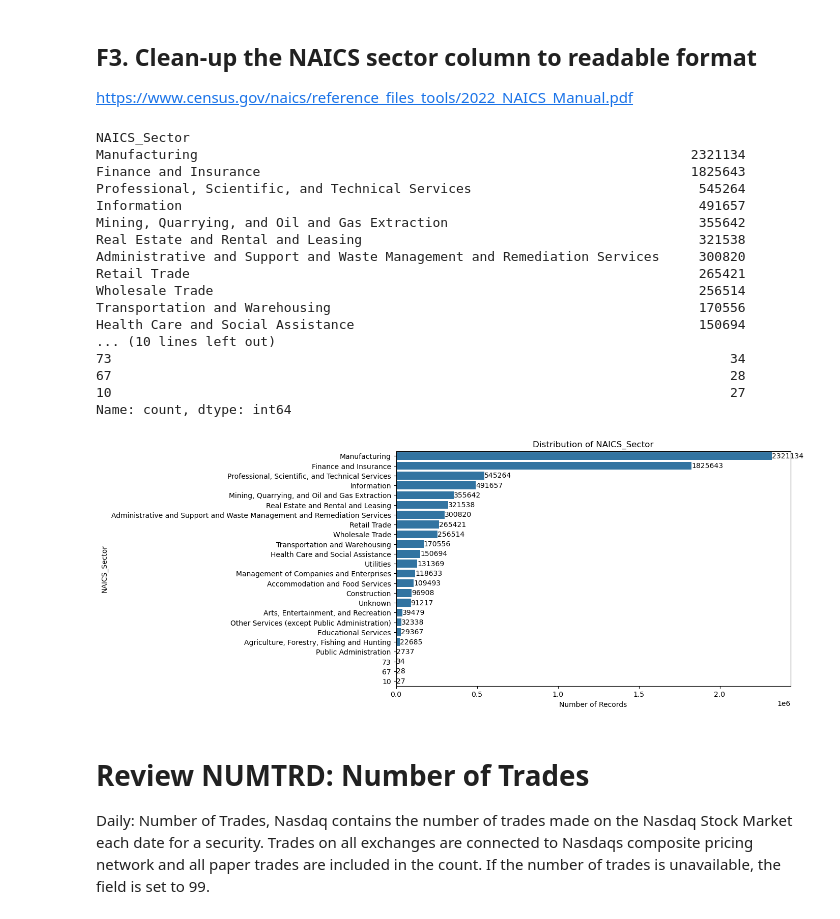
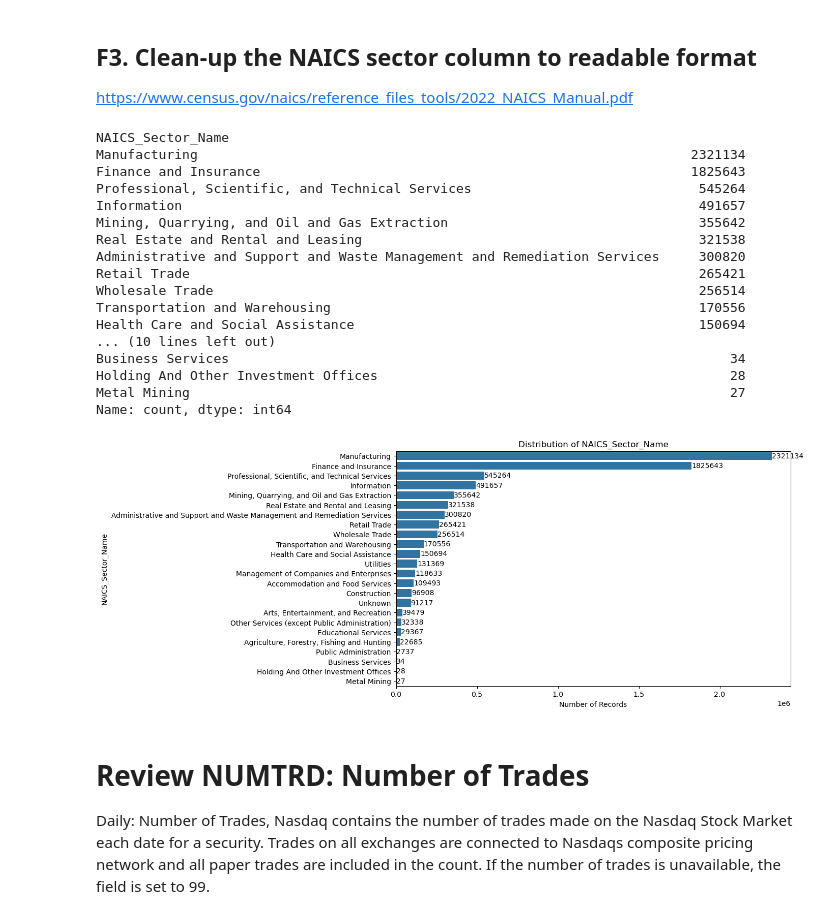
Before and after one commit to Shuo-Wang-UCBerkeley/VIP, a Jupyter notebook: src/rachel/clean_crsp_stage1.ipynb, the cells around one changed output. Drawn from its saved outputs; the diff is of its cells as text; code cells hidden in the pictures.

Commit message:
update data cleaning

```diff
--- a/src/rachel/clean_crsp_stage1.ipynb
+++ b/src/rachel/clean_crsp_stage1.ipynb
@@ -276,7 +276,7 @@ crsp_df["EXCHCD"] = pd.to_numeric(crsp_df["EXCHCD"], errors="coerce").fillna(0).
 ## C2. Remove all records where EXCHCD < 0 (Halted, Suspended, or Not Trading)
 # %%
 og_len = len(crsp_df)
-crsp_df = crsp_df[crsp_df["EXCHCD"] > 0]
+crsp_df = crsp_df[crsp_df["EXCHCD"] > 0].reset_index(drop=True)
 new_len = len(crsp_df)
 print("num_records_removed: ", og_len - new_len)
 print("num_records_kept: ", new_len)
@@ -307,7 +307,7 @@ crsp_df["TRDSTAT"] = crsp_df["TRDSTAT"].fillna("X")
 ## E2. Keep only records where TRDSTAT == A (Active trading status)
 # %%
 og_len = len(crsp_df)
-crsp_df = crsp_df[crsp_df["TRDSTAT"] == "A"]
+crsp_df = crsp_df[crsp_df["TRDSTAT"] == "A"].reset_index(drop=True)
 new_len = len(crsp_df)
 print("num_records_removed: ", og_len - new_len)
 print("num_records_kept: ", new_len)
@@ -326,7 +326,7 @@ crsp_df["SECSTAT"] = crsp_df["SECSTAT"].fillna("X")
 ## E2. Keep only records where SECSTAT == R (Regular Way)
 # %%
 og_len = len(crsp_df)
-crsp_df = crsp_df[crsp_df["SECSTAT"] == "R"]
+crsp_df = crsp_df[crsp_df["SECSTAT"] == "R"].reset_index(drop=True)
 new_len = len(crsp_df)
 print("num_records_removed: ", og_len - new_len)
 print("num_records_kept: ", new_len)
@@ -410,6 +410,7 @@ Name: count, Length: 522, dtype: int64
 https://www.census.gov/naics/reference_files_tools/2022_NAICS_Manual.pdf
 # %%
 sector_dict = {
+    "10": "Metal Mining",
     "11": "Agriculture, Forestry, Fishing and Hunting",
     "21": "Mining, Quarrying, and Oil and Gas Extraction",
     "22": "Utilities",
@@ -430,18 +431,20 @@ sector_dict = {
     "56": "Administrative and Support and Waste Management and Remediation Services",
     "61": "Educational Services",
     "62": "Health Care and Social Assistance",
+    "67": "Holding And Other Investment Offices",
     "71": "Arts, Entertainment, and Recreation",
     "72": "Accommodation and Food Services",
+    "73": "Business Services",
     "81": "Other Services (except Public Administration)",
     "92": "Public Administration",
     "99": "Unknown",
 }
 
-crsp_df["NAICS_Sector"] = crsp_df["NAICS_Sector"].replace(sector_dict)
+crsp_df["NAICS_Sector_Name"] = crsp_df["NAICS_Sector"].replace(sector_dict)
 # %%
-print(crsp_df["NAICS_Sector"].value_counts())
+print(crsp_df["NAICS_Sector_Name"].value_counts())
 # %% [output]
-NAICS_Sector
+NAICS_Sector_Name
 Manufacturing                                                               2321134
 Finance and Insurance                                                       1825643
 Professional, Scientific, and Technical Services                             545264
@@ -454,28 +457,28 @@ Wholesale Trade                                                              256
 Transportation and Warehousing                                               170556
 Health Care and Social Assistance                                            150694
 ... (10 lines left out)
-73                                                                               34
-67                                                                               28
-10                                                                               27
+Business Services                                                                34
+Holding And Other Investment Offices                                             28
+Metal Mining                                                                     27
 Name: count, dtype: int64
 # %%
 # Calculate the category counts and sort them in descending order
-category_counts = crsp_df["NAICS_Sector"].value_counts().sort_values(ascending=False)
+category_counts = crsp_df["NAICS_Sector_Name"].value_counts().sort_values(ascending=False)
 
 # Plot the counts distribution
 plt.figure(figsize=(10, 6))
-sns.countplot(data=crsp_df, y="NAICS_Sector", order=category_counts.index)
-plt.title("Distribution of NAICS_Sector")
+sns.countplot(data=crsp_df, y="NAICS_Sector_Name", order=category_counts.index)
+plt.title("Distribution of NAICS_Sector_Name")
 plt.xlabel("Number of Records")
-plt.ylabel("NAICS_Sector")
+plt.ylabel("NAICS_Sector_Name")
 
 # Annotate the bars with the count values
 for i, count in enumerate(category_counts):
     plt.text(count, i, f"{count}", ha="left", va="center", color="black")
 
 plt.show()
 # %% [output]
-[figure, old version]
+[figure, new version]
 # %% [markdown]
 # Review NUMTRD: Number of Trades
 
```
Also changed, not shown: parts of 45 cells of this notebook, 2 other files.
